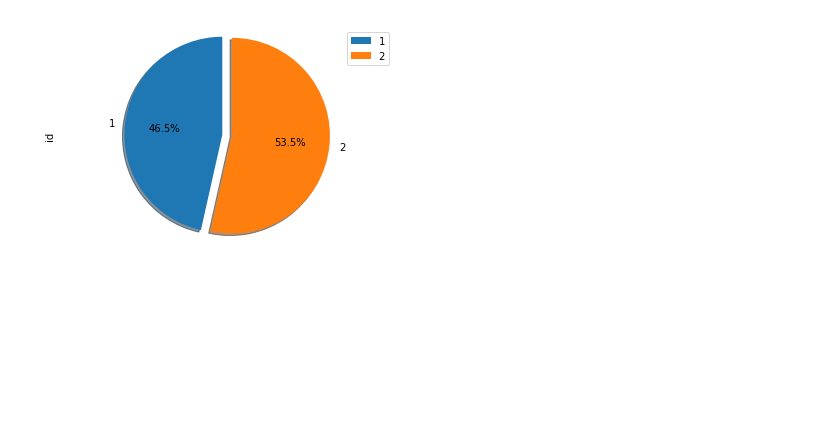
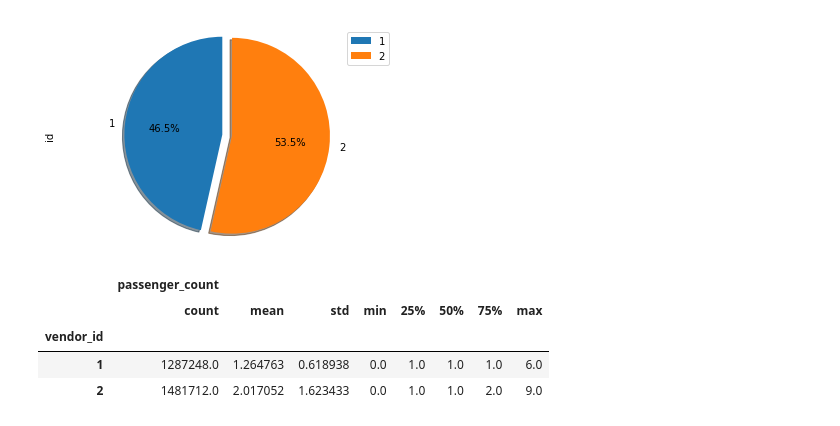
Before and after one commit to liuyuhanalex/Taxi-duration, a Jupyter notebook: Datapreprocessing and Visualization.ipynb, the cells around one changed output. Cells and saved outputs as stored; diff of their text form; code cells hidden in the pictures; blank space fills up the shorter version.

```diff
--- a/Datapreprocessing and Visualization.ipynb
+++ b/Datapreprocessing and Visualization.ipynb
@@ -189,3 +189,11 @@ plt.axis('equal')
 plt.show()
 # %% [output]
 [figure]
+# %%
+data_inNY[['vendor_id','passenger_count']].groupby('vendor_id').describe()
+# %% [output]
+|  | passenger_count |  |  |  |  |  |  |  |
+|  | count | mean | std | min | 25% | 50% | 75% | max |
+| vendor_id |  |  |  |  |  |  |  |  |
+| 1 | 1287248.0 | 1.264763 | 0.618938 | 0.0 | 1.0 | 1.0 | 1.0 | 6.0 |
+| 2 | 1481712.0 | 2.017052 | 1.623433 | 0.0 | 1.0 | 1.0 | 2.0 | 9.0 |
```
Also changed, not shown: parts of 4 cells of this notebook.
